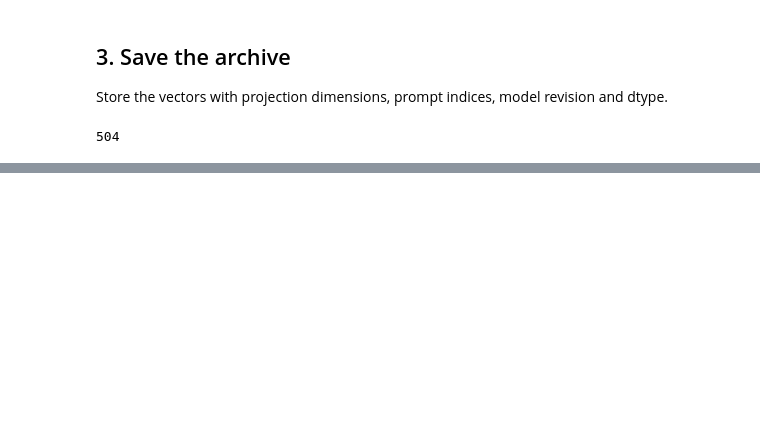
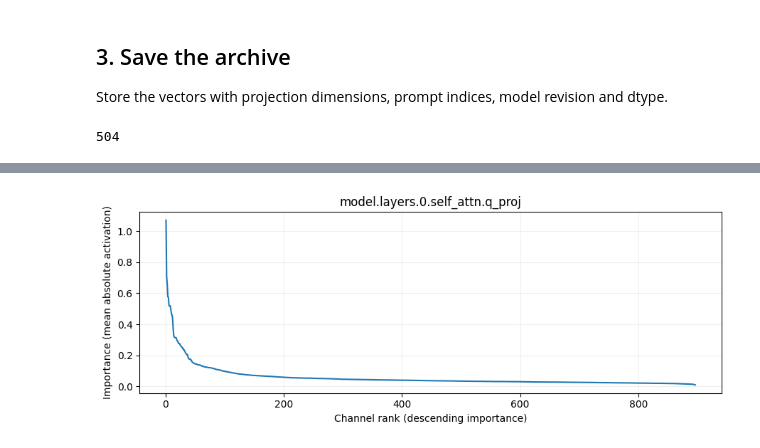
Before and after one commit to yabsed/vlm-in-flash-jupyter, a Jupyter notebook: results/02/02_01_capture_traces.ipynb, the cells around one changed output, grey strips where cells are left out. Cells and saved outputs as stored; diff of their text form; code cells hidden in the pictures; blank space fills up the shorter version.

```diff
--- a/results/02/02_01_capture_traces.ipynb
+++ b/results/02/02_01_capture_traces.ipynb
@@ -45 +75,4 @@ def record(name):
+# %%
+# results to be saved in .npz file
+entries, arrays = [], {}
 # %%
@@ -74,0 +156,14 @@ manifest["trace_count"]
+# %%
+# preview the first entry and first 10 values of each array.
+
+entry = entries[0]
+
+print("Entry:")
+print(json.dumps(entry, indent=2))
+
+key = entry["array"]
+values = arrays[key]
+
+print(f"Array {key}, shape={values.shape}:")
+print(values[:10])
+print()
@@ -74,0 +185,17 @@ manifest["trace_count"]
+# %%
+import matplotlib.pyplot as plt
+
+# sort a copy by importance, from largest to smallest.
+sorted_values = np.sort(values)[::-1]
+ranks = np.arange(1, len(sorted_values) + 1)
+
+plt.figure(figsize=(9, 3.5))
+plt.plot(ranks, sorted_values)
+plt.title(entry["module"])
+plt.xlabel("Channel rank (descending importance)")
+plt.ylabel("Importance (mean absolute activation)")
+plt.grid(alpha=0.2)
+plt.tight_layout()
+plt.show()
+# %% [output]
+[figure, added]
```
Also changed, not shown: parts of 9 cells of this notebook.
